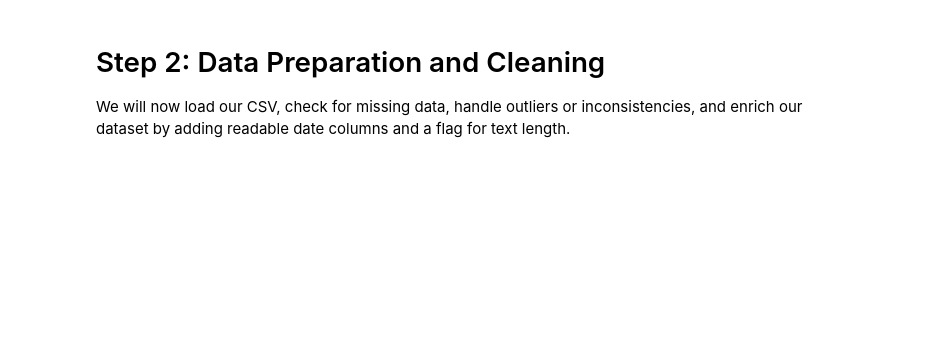
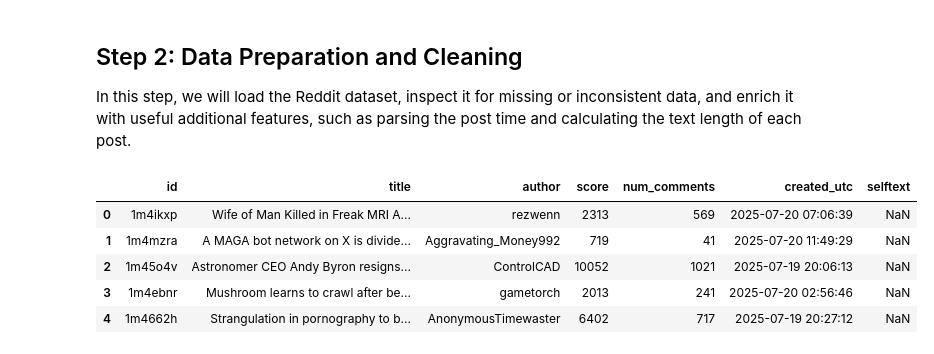
Before and after one commit to Shaoshuai-Li/Software-Development-for-Flower-Shop-Marketing-Records-Using-Python, a Jupyter notebook: Part2.ipynb, the cells around one changed output. Cells and saved outputs as stored; diff of their text form; code cells hidden in the pictures; blank space fills up the shorter version.

```diff
--- a/Part2.ipynb
+++ b/Part2.ipynb
@@ -43,27 +74,20 @@ ModuleNotFoundError: No module named 'pandas'
 # %% [markdown]
-# Step 2: Data Preparation and Cleaning
-We will now load our CSV, check for missing data, handle outliers or inconsistencies, and enrich our dataset by adding readable date columns and a flag for text length.
+## Step 2: Data Preparation and Cleaning
+
+In this step, we will load the Reddit dataset, inspect it for missing or inconsistent data, and enrich it with useful additional features, such as parsing the post time and calculating the text length of each post.
 # %%
+import pandas as pd
+import numpy as np
+
 # Load the dataset
-df = pd.read_csv("reddit_technology_posts.csv")
+df = pd.read_csv('reddit_technology_posts.csv')
 
-# Check for missing values
-print("Missing values per column:")
-print(df.isnull().sum())
-
-# Fill missing selftext with empty string, drop rows with missing critical fields
-df['selftext'] = df['selftext'].fillna('')
-df = df.dropna(subset=['id', 'title', 'author', 'score', 'num_comments', 'created_utc'])
-
-# Convert created_utc to datetime
-df['created_utc'] = pd.to_datetime(df['created_utc'], unit='s')
-
-# Add a new column: text_length
-df['text_length'] = df['selftext'].apply(lambda x: len(str(x)))
-
-# Remove obvious outliers (e.g., negative scores)
-df = df[df['score'] >= 0]
-df = df[df['num_comments'] >= 0]
-
-# Show a summary
-df.describe()
+# Preview data
+df.head()
+# %% [output]
+|  | id | title | author | score | num_comments | created_utc | selftext |
+| 0 | 1m4ikxp | Wife of Man Killed in Freak MRI A... | rezwenn | 2313 | 569 | 2025-07-20 07:06:39 | NaN |
+| 1 | 1m4mzra | A MAGA bot network on X is divide... | Aggravating_Money992 | 719 | 41 | 2025-07-20 11:49:29 | NaN |
+| 2 | 1m45o4v | Astronomer CEO Andy Byron resigns... | ControlCAD | 10052 | 1021 | 2025-07-19 20:06:13 | NaN |
+| 3 | 1m4ebnr | Mushroom learns to crawl after be... | gametorch | 2013 | 241 | 2025-07-20 02:56:46 | NaN |
+| 4 | 1m4662h | Strangulation in pornography to b... | AnonymousTimewaster | 6402 | 717 | 2025-07-19 20:27:12 | NaN |
```
Also changed, not shown: parts of 20 cells of this notebook.
